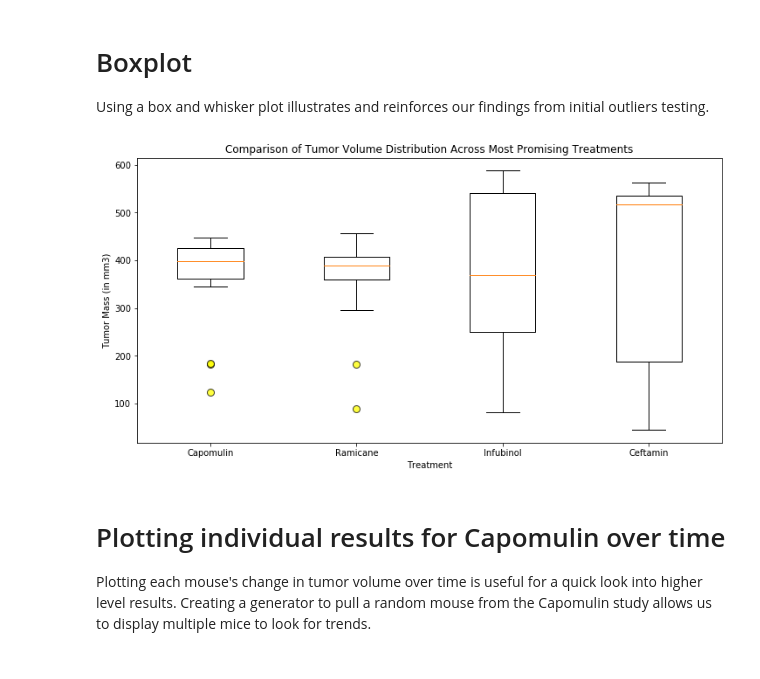
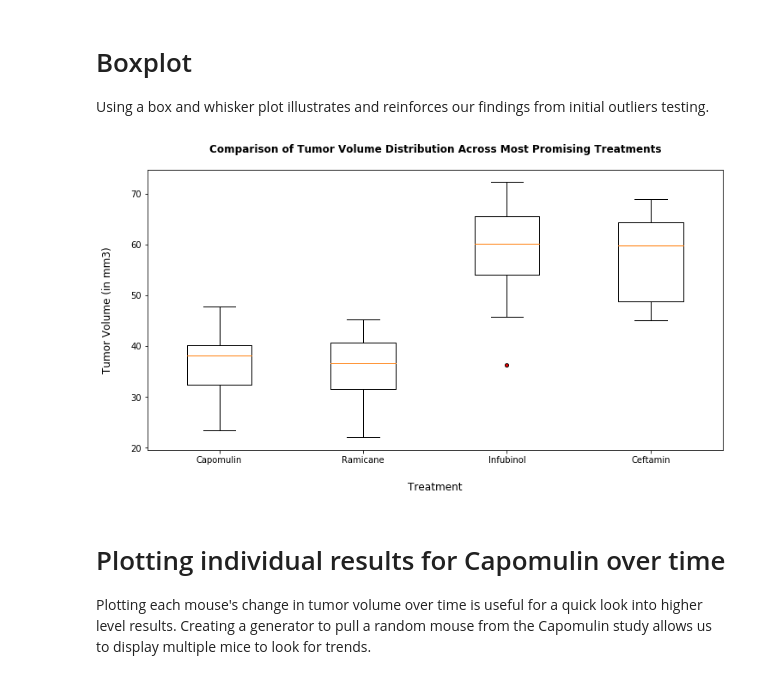
Before and after one commit to troypramsey/matplotlib-challenge, a Jupyter notebook: matplotlib-challenge.ipynb, the cells around one changed output. Cells and saved outputs as stored; diff of their text form; code cells hidden in the pictures.

```diff
--- a/matplotlib-challenge.ipynb
+++ b/matplotlib-challenge.ipynb
@@ -195,8 +193,8 @@ Grouping the mice by treatment and ID allows for aggregating the tumor volume fo
 # Creating .groupby object to organize by treatment and mouse
 drug_mouse_group = mouse_cleaned.groupby(['Drug Regimen', 'Mouse ID'])
 
-# Building tumor mass summary dataframe for reference
-tumor_mass = pd.DataFrame(drug_mouse_group['Tumor Volume (mm3)'].sum())
+# Building final volume summary dataframe for reference
+tumor_mass = pd.DataFrame(drug_mouse_group['Tumor Volume (mm3)'].last())
 
 # Building individual tumor mass dataframes by treatment
 capomulin_tumor_mass = tumor_mass.loc[
@@ -311,20 +305,20 @@ Using a box and whisker plot illustrates and reinforces our findings from initia
 # %%
 # Creating data, label, and marker variables
 box_data = [capomulin_tumor_mass['Tumor Volume (mm3)'], ramicane_tumor_mass['Tumor Volume (mm3)'],
             infubinol_tumor_mass['Tumor Volume (mm3)'], ceftamin_tumor_mass['Tumor Volume (mm3)']]
 tick_labels = ['Capomulin', 'Ramicane', 'Infubinol', 'Ceftamin']
-markers = dict(marker='o', markerfacecolor='yellow', markersize=8, alpha=.75)
+markers = dict(marker='.', markerfacecolor='red', markersize=8)
 
 # Building and formatting box and whisker plot
 fig1, ax1 = plt.subplots(figsize=(12,6))
 ax1.boxplot(box_data, flierprops=markers)
 ax1.set_xticklabels(tick_labels)
-ax1.set_title('Comparison of Tumor Volume Distribution Across Most Promising Treatments')
-ax1.set_xlabel('Treatment')
-ax1.set_ylabel('Tumor Mass (in mm3)')
+ax1.set_title('Comparison of Tumor Volume Distribution Across Most Promising Treatments', fontweight='bold', pad=20)
+ax1.set_xlabel('Treatment', labelpad=20, fontsize='large')
+ax1.set_ylabel('Tumor Volume (in mm3)', labelpad=20, fontsize='large')
 plt.show()
 # %% [output]
-[figure, old version]
+[figure, new version]
 # %% [markdown]
 # Plotting individual results for Capomulin over time
 
```
Also changed, not shown: parts of 17 cells of this notebook.
